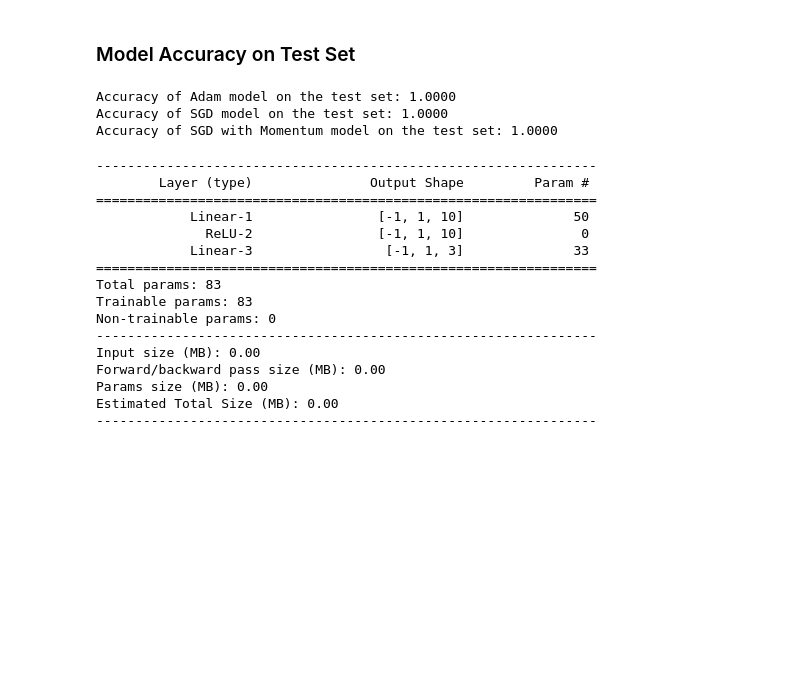
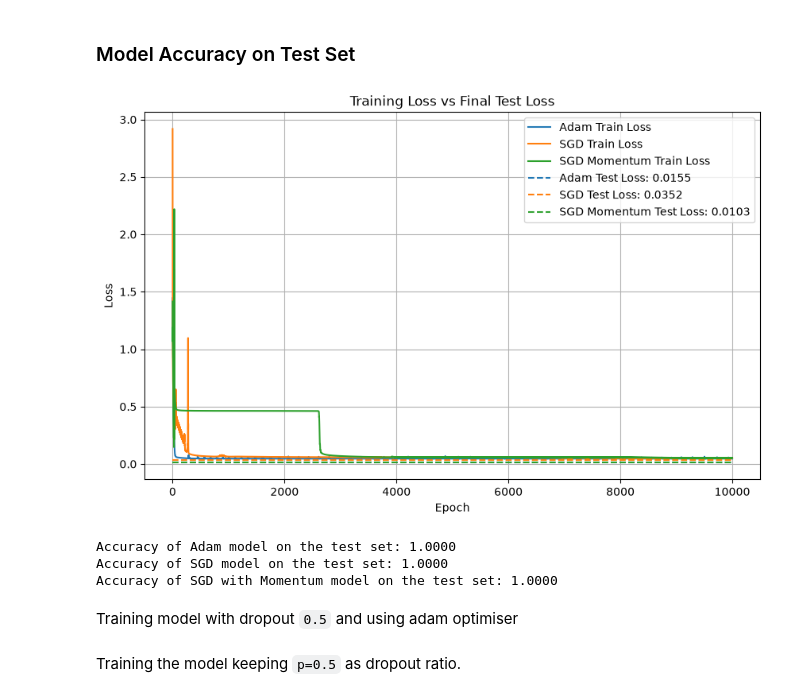
Before and after one commit to CodexAarogya/Fusemachines-Assignments, a Jupyter notebook: NeuralNetwork/NN_Foundations.ipynb, the cells around one changed output. Cells and saved outputs as stored; diff of their text form; code cells hidden in the pictures; blank space fills up the shorter version.

```diff
--- a/NeuralNetwork/NN_Foundations.ipynb
+++ b/NeuralNetwork/NN_Foundations.ipynb
@@ -227,5 +236,36 @@ plt.show()
 # %% [markdown]
 ### Model Accuracy on Test Set
+# %%
+# Compare training loss curves with final test loss (horizontal lines)
+adam_train = [l.detach().item() for l in ADAM_LOSSES]
+sgd_train = [l.detach().item() for l in SGD_LOSSES]
+sgd_mom_train = [l.detach().item() for l in SGD_MOMENTUM]
+
+model_adam.eval(); model_SGD.eval(); model_SGD_momentum.eval()
+with torch.no_grad():
+    test_loss_adam = loss(model_adam(X_test_tensor), Y_test_tensor).item()
+    test_loss_sgd = loss(model_SGD(X_test_tensor), Y_test_tensor).item()
+    test_loss_sgd_mom = loss(model_SGD_momentum(X_test_tensor), Y_test_tensor).item()
+
+epochs = range(len(adam_train))
+
+plt.figure(figsize=(10,6))
+plt.plot(epochs, adam_train, label='Adam Train Loss', color='C0')
+plt.plot(epochs, sgd_train, label='SGD Train Loss', color='C1')
+plt.plot(epochs, sgd_mom_train, label='SGD Momentum Train Loss', color='C2')
+
+plt.hlines(test_loss_adam, xmin=0, xmax=len(adam_train)-1, colors='C0', linestyles='--', label=f'Adam Test Loss: {test_loss_adam:.4f}')
+plt.hlines(test_loss_sgd, xmin=0, xmax=len(sgd_train)-1, colors='C1', linestyles='--', label=f'SGD Test Loss: {test_loss_sgd:.4f}')
+plt.hlines(test_loss_sgd_mom, xmin=0, xmax=len(sgd_mom_train)-1, colors='C2', linestyles='--', label=f'SGD Momentum Test Loss: {test_loss_sgd_mom:.4f}')
+
+plt.xlabel('Epoch')
+plt.ylabel('Loss')
+plt.title('Training Loss vs Final Test Loss')
+plt.legend()
+plt.grid(True)
+plt.show()
+# %% [output]
+[figure, added]
 # %%
 # Calculate accuracy for model_adam
 model_adam.eval() # Set model to evaluation mode
@@ -254,24 +294,5 @@ print(f'Accuracy of SGD with Momentum model on the test set: {accuracy_sgd_momen
 Accuracy of Adam model on the test set: 1.0000
 Accuracy of SGD model on the test set: 1.0000
 Accuracy of SGD with Momentum model on the test set: 1.0000
-# %%
-from torchsummary import summary
-
-summary(model_adam, input_size=(1, X_train_tensor.shape[1]))
-# %% [output]
-----------------------------------------------------------------
-        Layer (type)               Output Shape         Param #
-================================================================
-            Linear-1                [-1, 1, 10]              50
-              ReLU-2                [-1, 1, 10]               0
-            Linear-3                 [-1, 1, 3]              33
-================================================================
-Total params: 83
-Trainable params: 83
-Non-trainable params: 0
-----------------------------------------------------------------
-Input size (MB): 0.00
-Forward/backward pass size (MB): 0.00
-Params size (MB): 0.00
-Estimated Total Size (MB): 0.00
-----------------------------------------------------------------
+# %% [markdown]
+Training model with dropout `0.5` and using adam optimiser
@@ -277,0 +317,2 @@ Estimated Total Size (MB): 0.00
+# %% [markdown]
+Training the model keeping `p=0.5` as dropout ratio.
```
Also changed, not shown: parts of 14 cells of this notebook.
